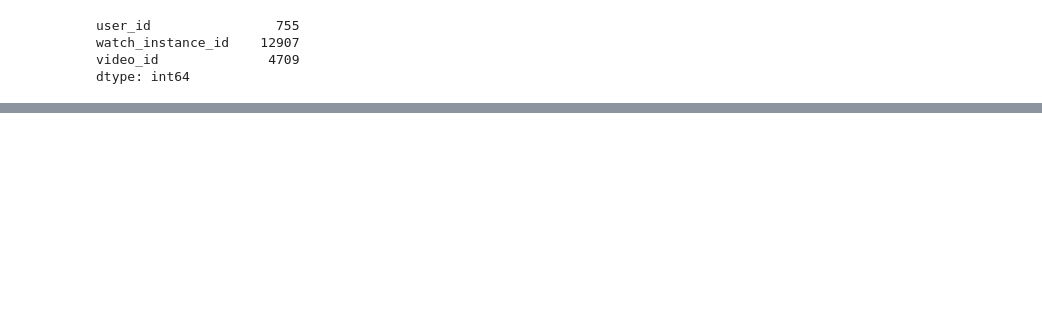
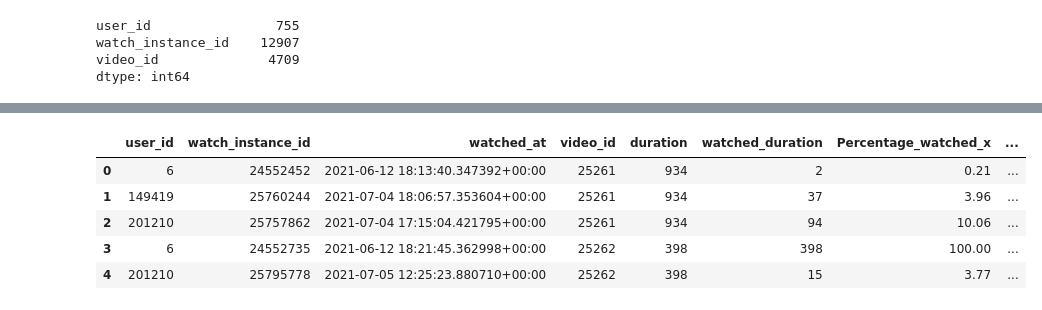
Before and after one commit to SelvaPrasanth/Entri, a Jupyter notebook: Entri - Data Analyst Interview Challenge.ipynb, the cells around one changed output, grey strips where cells are left out. Drawn from its saved outputs; the diff is of its cells as text; code cells hidden in the pictures; blank space fills up the shorter version.

```diff
--- a/Entri - Data Analyst Interview Challenge.ipynb
+++ b/Entri - Data Analyst Interview Challenge.ipynb
@@ -292,0 +300,9 @@ dtype: int64
+# %%
+df.head()
+# %% [output]
+|  | user_id | watch_instance_id | watched_at | video_id | duration | watched_duration | Percentage_watched_x | ... |
+| 0 | 6 | 24552452 | 2021-06-12 18:13:40.347392+00:00 | 25261 | 934 | 2 | 0.21 | ... |
+| 1 | 149419 | 25760244 | 2021-07-04 18:06:57.353604+00:00 | 25261 | 934 | 37 | 3.96 | ... |
+| 2 | 201210 | 25757862 | 2021-07-04 17:15:04.421795+00:00 | 25261 | 934 | 94 | 10.06 | ... |
+| 3 | 6 | 24552735 | 2021-06-12 18:21:45.362998+00:00 | 25262 | 398 | 398 | 100.00 | ... |
+| 4 | 201210 | 25795778 | 2021-07-05 12:25:23.880710+00:00 | 25262 | 398 | 15 | 3.77 | ... |
```
Also changed, not shown: parts of 12 cells of this notebook.
